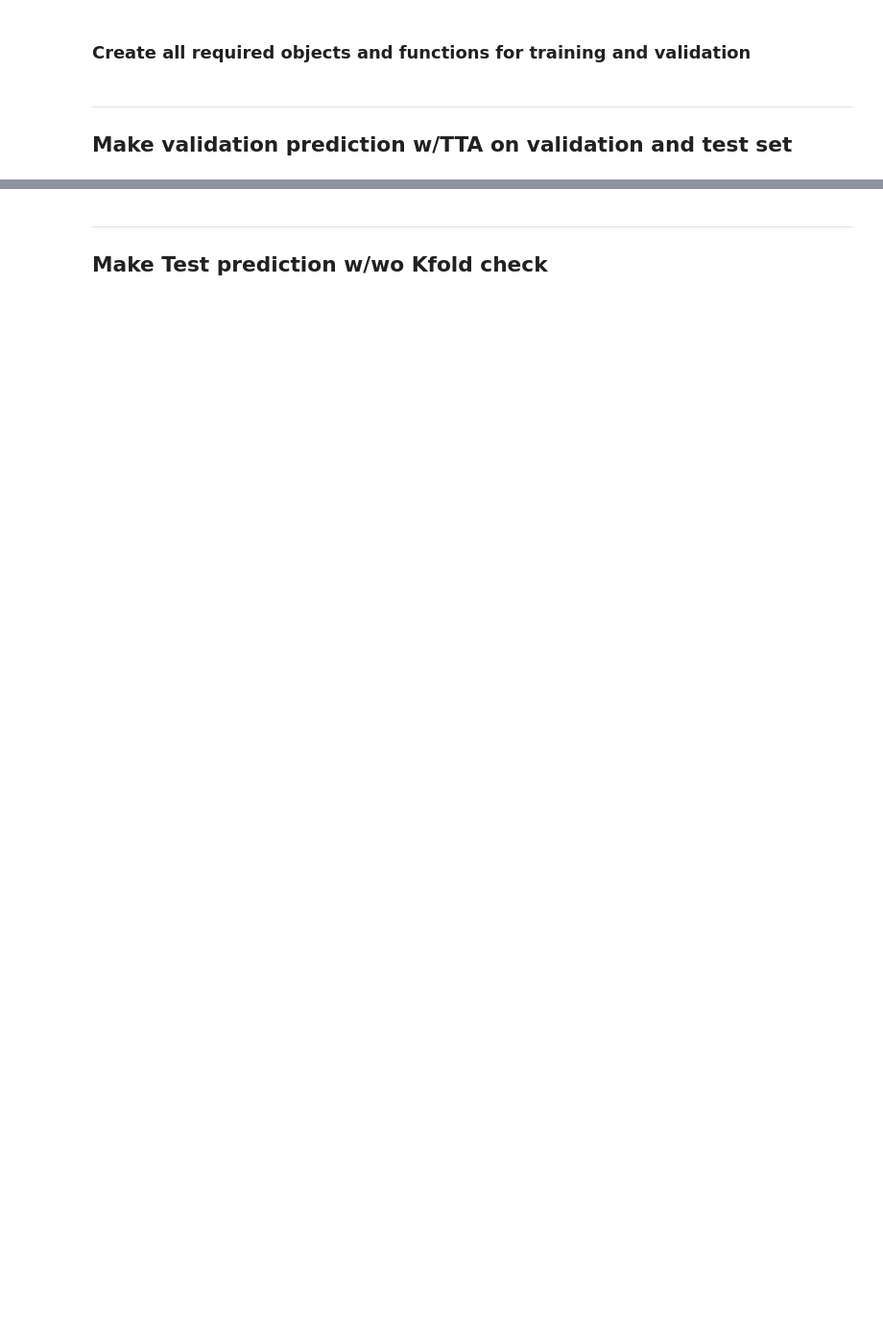
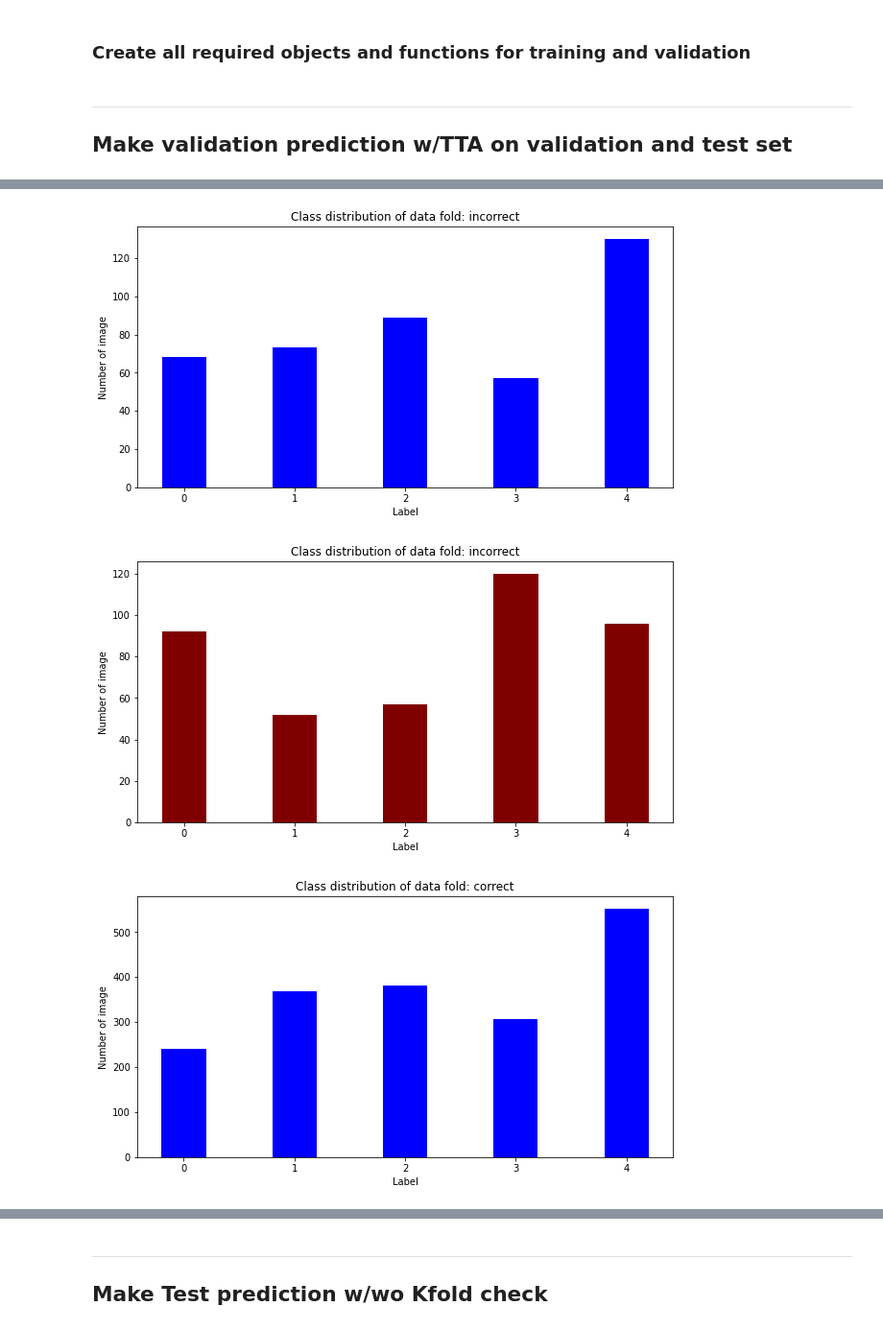
Before and after one commit to tuanho27/cassava_classify, a Jupyter notebook: cassava_preds.ipynb, the cells around one changed output, grey strips where cells are left out. Shown: that part at 96% size. Cells and saved outputs as stored; diff of their text form; code cells hidden in the pictures; blank space fills up the shorter version.

Commit message:
update error analysis

```diff
--- a/cassava_preds.ipynb
+++ b/cassava_preds.ipynb
@@ -541,0 +609,5 @@ def validate(val_loader, model, criterion, epoch, params, fold, best_acc):
+# %%
+x = torch.tensor([[0.1,0.2,0.3],
+                  [0.3,0.5,0.4],
+                  [0.8,0.2,0.9]])
+top = torch.topk(x,3)
@@ -541,0 +624,29 @@ def validate(val_loader, model, criterion, epoch, params, fold, best_acc):
+# %%
+def visualize_class_dis(df, fold, color='maroon'):
+    x = df.groupby('label').count()
+    x_p = df.groupby('pred').count()
+    y = [0,1,2,3,4]
+
+    fig = plt.figure(figsize=(10,5))
+    plt.bar(y, x['image_id'].values, color = color, width = 0.4)
+    plt.xlabel("Label")
+    plt.ylabel("Number of image")
+    plt.title(f"Class distribution of data fold: {fold}")
+
+    fig = plt.figure(figsize=(10,5))
+    plt.bar(y, x_p['image_id'].values, color = 'maroon', width = 0.4)
+    plt.xlabel("Label")
+    plt.ylabel("Number of image")
+    plt.title(f"Class distribution of data fold: {fold}")
+
+    # plt.xticks(x['image_id'])
+    plt.show()
+if params["error_analysis"]:
+    incorrect_val = pd.read_csv(f'val_{params["model"]}_{params["fold"]}_incorrect.csv')
+    incorrect_train = pd.read_csv(f'train_{params["model"]}_{params["fold"]}_incorrect.csv')
+    visualize_class_dis(incorrect_val, 'incorrect', color='blue')
+    visualize_class_dis(incorrect_train, 'correct', color='blue')
+# %% [output]
+[figure, added]
+[figure, added]
+[figure, added]
```
Also changed, not shown: parts of 17 cells of this notebook, 3 other files.
